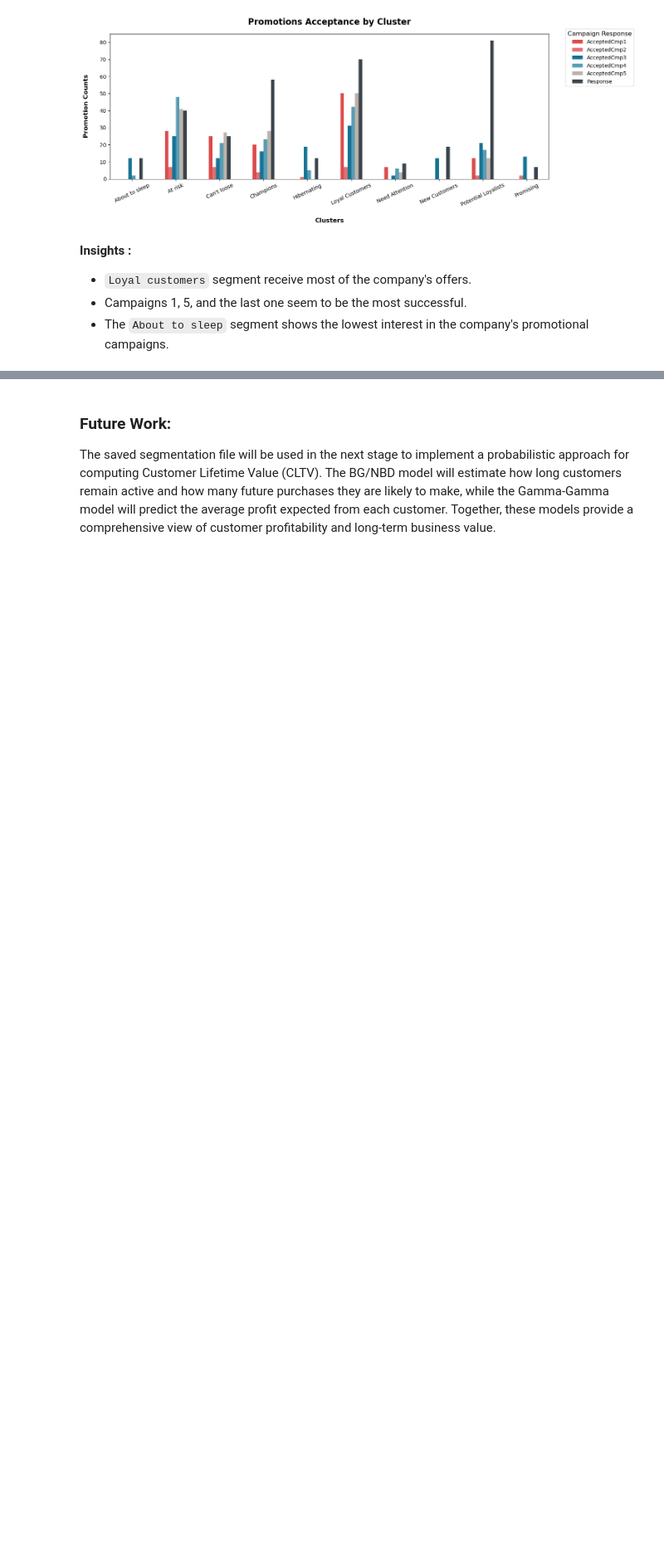
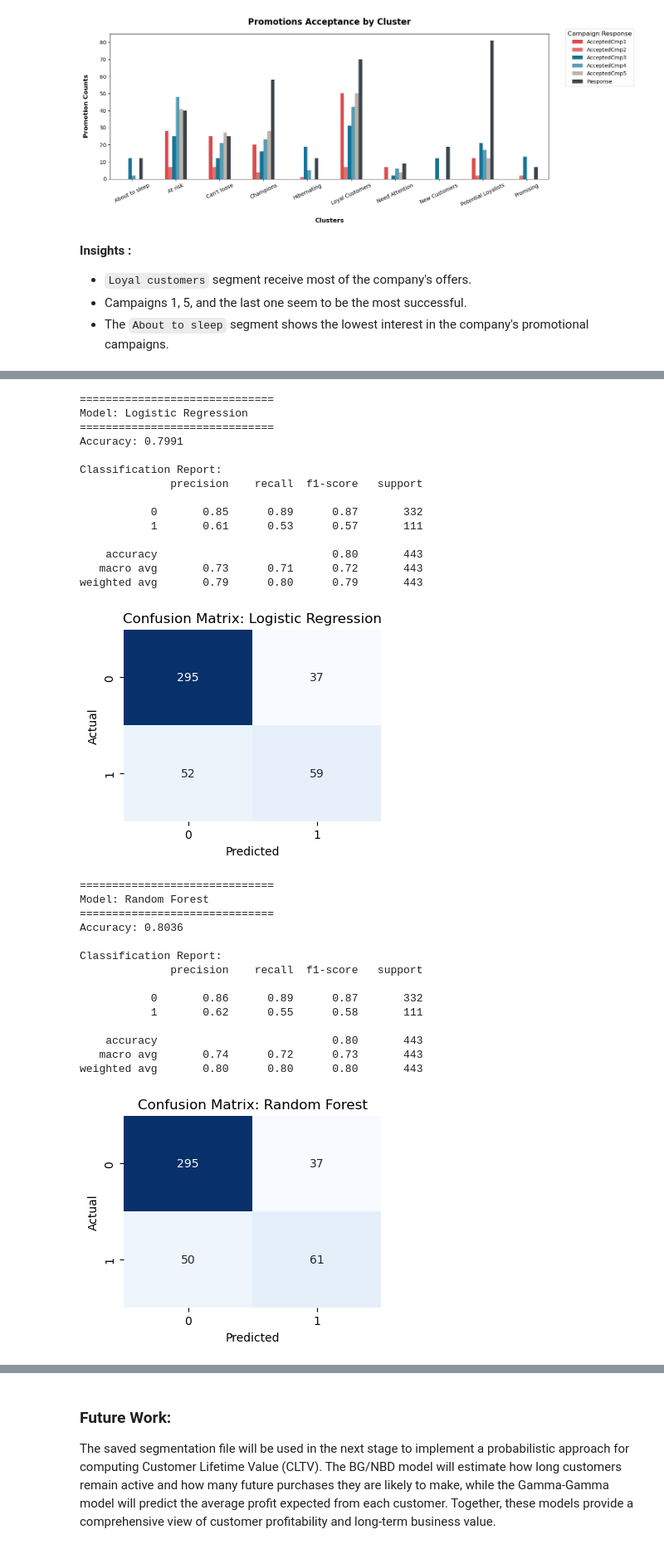
Before and after one commit to annugit1655/Customer-Behaviour-Analysis-with-CLTV, a Jupyter notebook: notebooks/02-RFM-Segmentation.ipynb, the cells around one changed output, grey strips where cells are left out. Shown at 83% size. Saved outputs shown, nothing was run; the diff lists cells and outputs as text; code cells hidden in the pictures; blank space fills up the shorter version.

Commit message:
high_value_customer

```diff
--- a/notebooks/02-RFM-Segmentation.ipynb
+++ b/notebooks/02-RFM-Segmentation.ipynb
@@ -832,0 +838,21 @@ plt.show()
+# %%
+from sklearn.preprocessing import StandardScaler
+# Define target feature : Top 25% of customers by Monetary values are "High Value"
+# consider `cluster_df` dataset for this
+threshold = cluster_df['Monetary'].quantile(0.75)
+cluster_df['Is_High_Value'] = (cluster_df['Monetary'] > threshold).astype(int)
+
+# Define independent features and target feature
+X = cluster_df[['Recency', 'Frequency']]    # Predicting based on behavior
+y = cluster_df['Is_High_Value']
+
+# Train-Test Split (80% training, 20% testing)
+X_train, X_test, y_train, y_test = train_test_split(X, y, test_size=0.2, random_state=42, stratify=y)
+
+# Scale features for algorithms that are sensitive to scale (like Logistic Regression)
+scaler = StandardScaler()
+X_train_scaled = scaler.fit_transform(X_train)
+X_test_scaled = scaler.transform(X_test)
+
+print(f"Training data size: {X_train.shape[0]}")
+print(f"Testing data size: {X_test.shape[0]}")
@@ -832,0 +892,53 @@ plt.show()
+# %%
+from sklearn.metrics import confusion_matrix, accuracy_score, classification_report
+
+#  Evaluate Models
+for name, preds in predictions.items():
+    print(f"\n{'='*30}")
+    print(f"Model: {name}")
+    print(f"{'='*30}")
+
+    accuracy = accuracy_score(y_test, preds)
+    print(f"Accuracy: {accuracy:.4f}\n")
+    print("Classification Report:")
+    print(classification_report(y_test, preds))
+
+    # Plot Confusion Matrix
+    cm = confusion_matrix(y_test, preds)
+    plt.figure(figsize=(4,3))
+    sns.heatmap(cm, annot=True, fmt='d', cmap='Blues', cbar=False)
+    plt.title(f'Confusion Matrix: {name}')
+    plt.xlabel('Predicted')
+    plt.ylabel('Actual')
+    plt.show()
+# %% [output]
+==============================
+Model: Logistic Regression
+==============================
+Accuracy: 0.7991
+
+Classification Report:
+              precision    recall  f1-score   support
+
+           0       0.85      0.89      0.87       332
+           1       0.61      0.53      0.57       111
+
+    accuracy                           0.80       443
+   macro avg       0.73      0.71      0.72       443
+weighted avg       0.79      0.80      0.79       443
+[figure, added]
+==============================
+Model: Random Forest
+==============================
+Accuracy: 0.8036
+
+Classification Report:
+              precision    recall  f1-score   support
+
+           0       0.86      0.89      0.87       332
+           1       0.62      0.55      0.58       111
+
+    accuracy                           0.80       443
+   macro avg       0.74      0.72      0.73       443
+weighted avg       0.80      0.80      0.80       443
+[figure, added]
```
Also changed, not shown: parts of 14 cells of this notebook.
